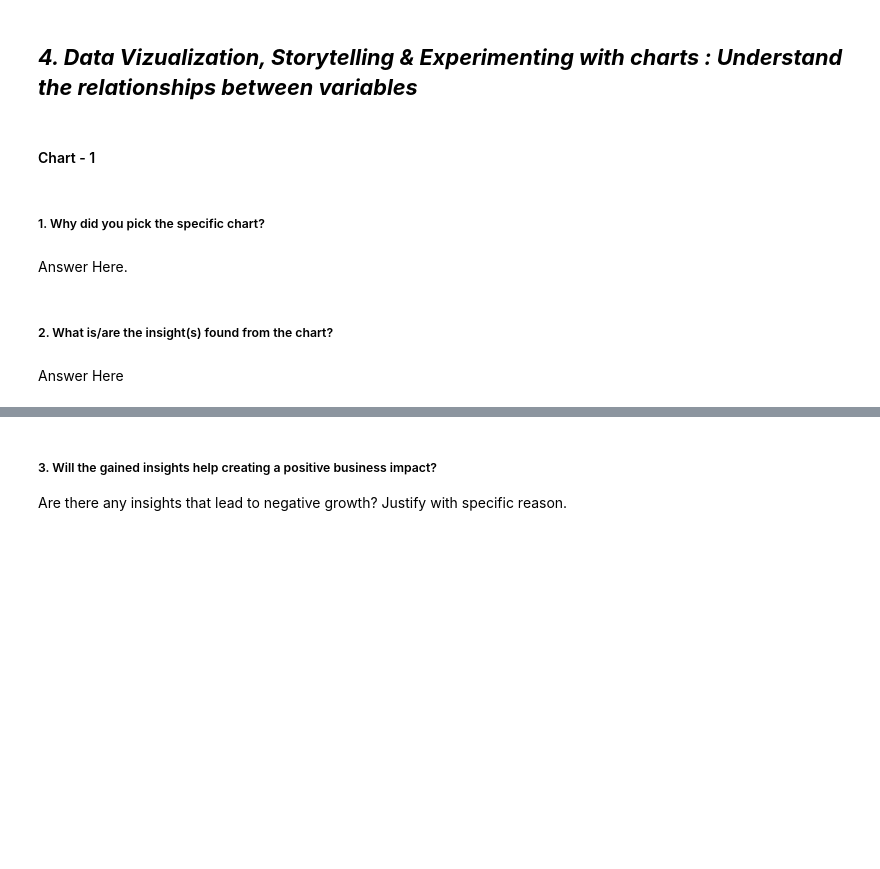
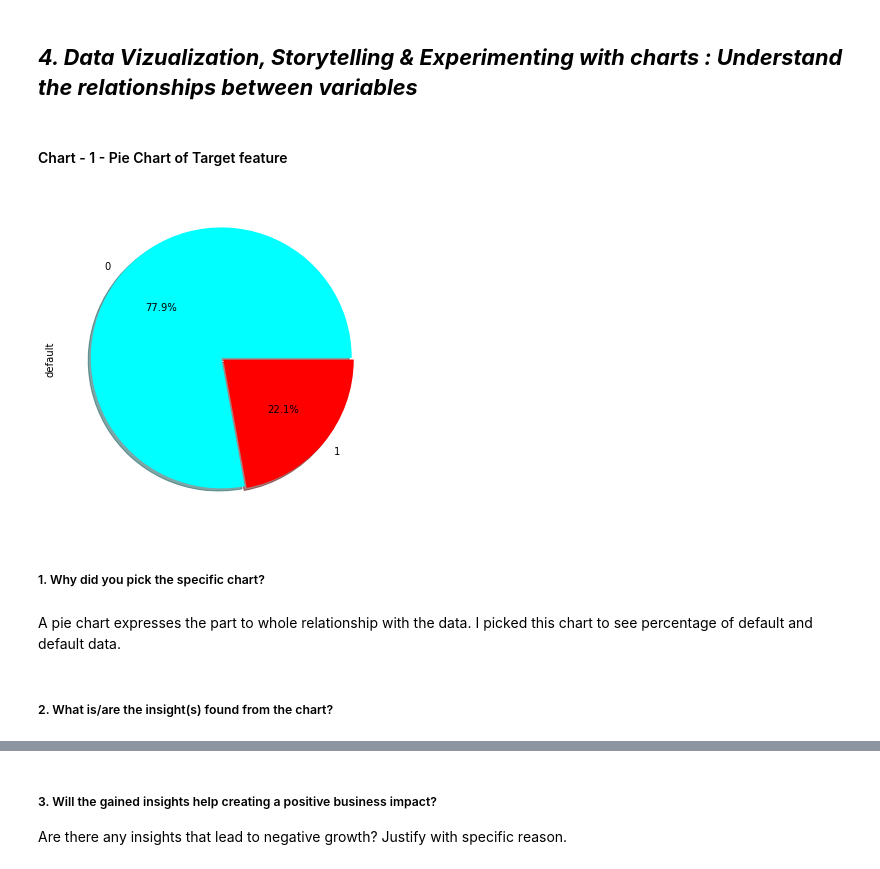
Before and after one commit to mdismailquraishicse/capstone_project_3_classification_creditcard_default, a Jupyter notebook: CreditCardDefaultPrediction.ipynb, the cells around one changed output, grey strips where cells are left out. Saved outputs shown, nothing was run; the diff lists cells and outputs as text; code cells hidden in the pictures; blank space fills up the shorter version.

```diff
--- a/CreditCardDefaultPrediction.ipynb
+++ b/CreditCardDefaultPrediction.ipynb
@@ -173,0 +276,12 @@ for col in default_df.columns:
+# %%
+# Write your code to make your dataset analysis ready.
+
+df = default_df.copy()
+# renaming the columns and dropping first row
+renamed_col = {"Unnamed: 0" : 'ID', 'X1':'LIMIT_BAL','X2':'SEX','X3':'EDUCATION','X4':'MARRIAGE','X5':'AGE',
+               'X6':'PAY_0','X7':'PAY_2','X8':'PAY_3','X9':'PAY_4','X10':'PAY_5','X11':'PAY_6',
+              'X12':'BILL_AMT1','X13':'BILL_AMT2','X14':'BILL_AMT3','X15':'BILL_AMT4','X16':'BILL_AMT5','X17':'BILL_AMT6',
+              'X18':'PAY_AMT1','X19':'PAY_AMT2','X20':'PAY_AMT3','X21':'PAY_AMT4','X22':'PAY_AMT5','X23':'PAY_AMT6','Y':'default'}
+
+df.rename(columns=renamed_col,inplace = True)
+df = df[ df['ID'] != 'ID']
@@ -178,4 +438,4 @@ Answer Here.
 # %% [markdown]
 ## ***4. Data Vizualization, Storytelling & Experimenting with charts : Understand the relationships between variables***
 # %% [markdown]
-#### Chart - 1
+#### Chart - 1 - Pie Chart of Target feature
@@ -184,8 +442,13 @@ Answer Here.
+# %%
+# Chart - 1 visualization code
+plt.rcParams['figure.figsize'] =(6,6)
+df['default'].value_counts().plot.pie(autopct='%0.01f%%', colors={'red','cyan'},shadow= True, explode=[0.01,0.01])
+plt.show()
+# %% [output]
+[figure, added]
 # %% [markdown]
 ##### 1. Why did you pick the specific chart?
-# %% [markdown]
-Answer Here.
+# %% [markdown]
+A pie chart expresses the part to whole relationship with the data. I picked this chart to see percentage of default and default data.
 # %% [markdown]
 ##### 2. What is/are the insight(s) found from the chart?
-# %% [markdown]
-Answer Here
```
Also changed, not shown: parts of 48 cells of this notebook.
